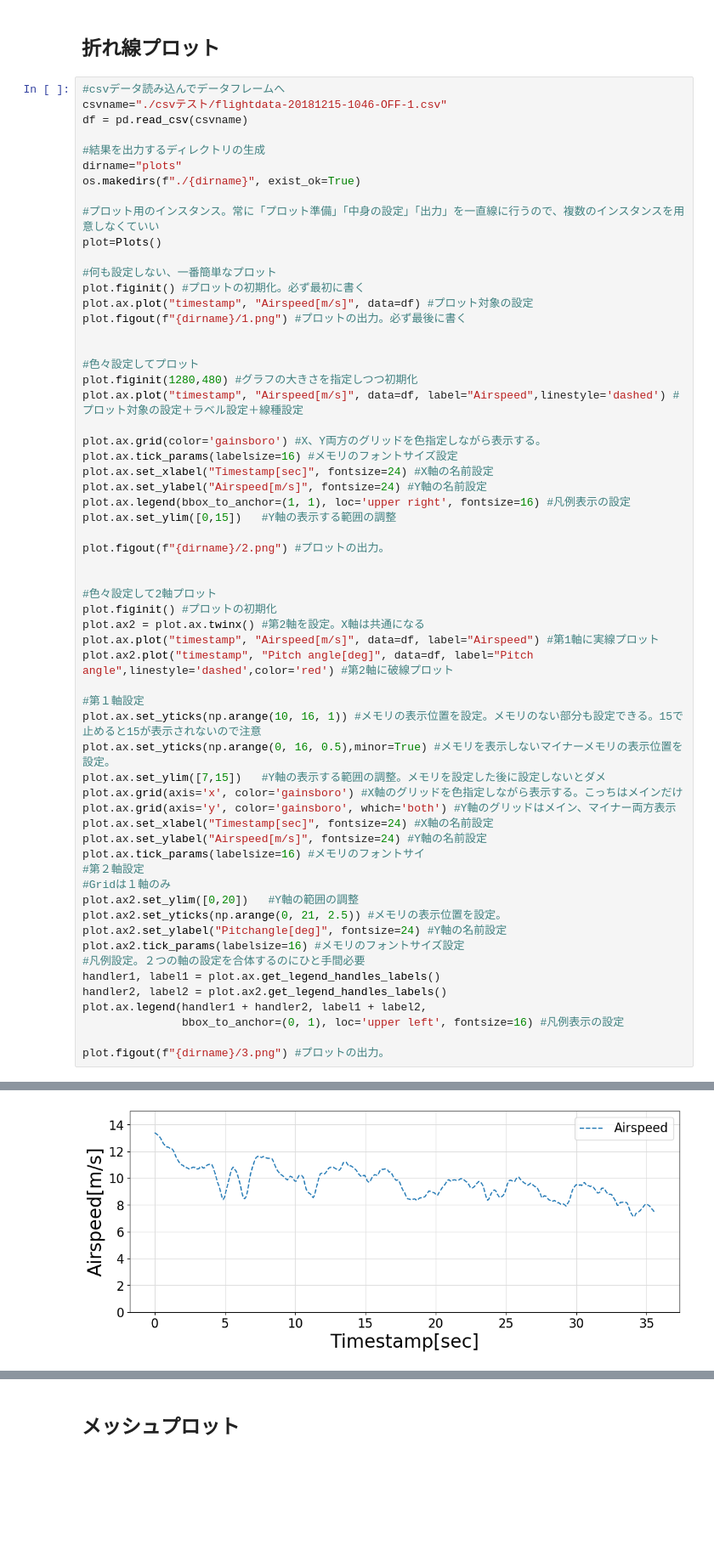
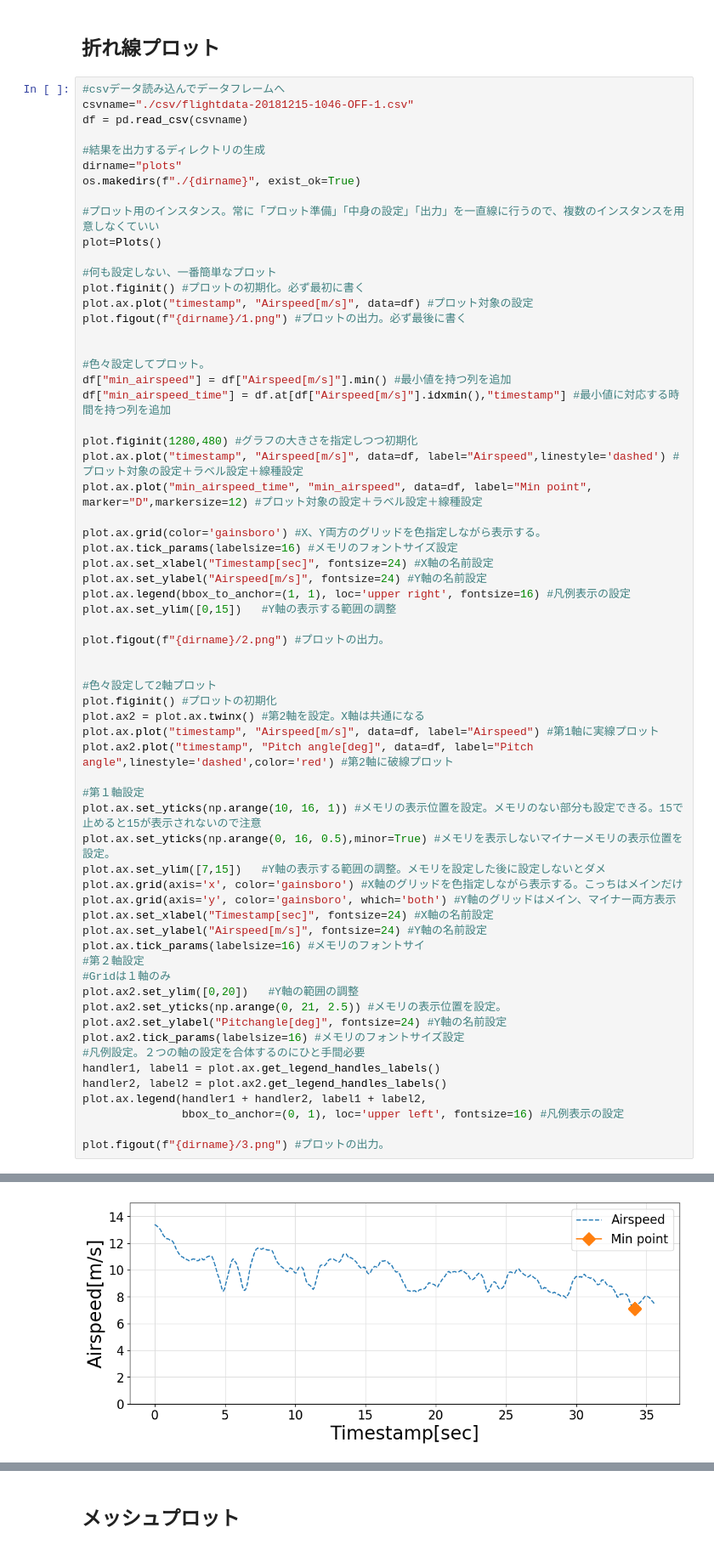
Before and after one commit to satoshi-sekimoto/sample_easypython, a Jupyter notebook: Codes.ipynb, the cells around one changed output, grey strips where cells are left out. Shown at 85% size. Cells and saved outputs as stored; diff of their text form; blank space fills up the shorter version.

```diff
--- a/Codes.ipynb
+++ b/Codes.ipynb
@@ -50,7 +50,7 @@ class Plots:
 ## 折れ線プロット
 # %%
 #csvデータ読み込んでデータフレームへ
-csvname="./csvテスト/flightdata-20181215-1046-OFF-1.csv"
+csvname="./csv/flightdata-20181215-1046-OFF-1.csv"
 df = pd.read_csv(csvname)
 
 #結果を出力するディレクトリの生成
@@ -66,9 +66,13 @@ plot.ax.plot("timestamp", "Airspeed[m/s]", data=df) #プロット対象の設定
 plot.figout(f"{dirname}/1.png") #プロットの出力。必ず最後に書く
 
 
-#色々設定してプロット
+#色々設定してプロット。
+df["min_airspeed"] = df["Airspeed[m/s]"].min() #最小値を持つ列を追加
+df["min_airspeed_time"] = df.at[df["Airspeed[m/s]"].idxmin(),"timestamp"] #最小値に対応する時間を持つ列を追加
+
 plot.figinit(1280,480) #グラフの大きさを指定しつつ初期化
 plot.ax.plot("timestamp", "Airspeed[m/s]", data=df, label="Airspeed",linestyle='dashed') #プロット対象の設定＋ラベル設定＋線種設定
+plot.ax.plot("min_airspeed_time", "min_airspeed", data=df, label="Min point", marker="D",markersize=12) #プロット対象の設定＋ラベル設定＋線種設定
 
 plot.ax.grid(color='gainsboro') #X、Y両方のグリッドを色指定しながら表示する。
 plot.ax.tick_params(labelsize=16) #メモリのフォントサイズ設定
@@ -83,34 +87,34 @@ plot.figout(f"{dirname}/2.png") #プロットの出力。
 #色々設定して2軸プロット
 plot.figinit() #プロットの初期化
 plot.ax2 = plot.ax.twinx() #第2軸を設定。X軸は共通になる
 plot.ax.plot("timestamp", "Airspeed[m/s]", data=df, label="Airspeed") #第1軸に実線プロット
 plot.ax2.plot("timestamp", "Pitch angle[deg]", data=df, label="Pitch angle",linestyle='dashed',color='red') #第2軸に破線プロット
 
 #第１軸設定
 plot.ax.set_yticks(np.arange(10, 16, 1)) #メモリの表示位置を設定。メモリのない部分も設定できる。15で止めると15が表示されないので注意
 plot.ax.set_yticks(np.arange(0, 16, 0.5),minor=True) #メモリを表示しないマイナーメモリの表示位置を設定。
 plot.ax.set_ylim([7,15])   #Y軸の表示する範囲の調整。メモリを設定した後に設定しないとダメ
 plot.ax.grid(axis='x', color='gainsboro') #X軸のグリッドを色指定しながら表示する。こっちはメインだけ
 plot.ax.grid(axis='y', color='gainsboro', which='both') #Y軸のグリッドはメイン、マイナー両方表示
 plot.ax.set_xlabel("Timestamp[sec]", fontsize=24) #X軸の名前設定
 plot.ax.set_ylabel("Airspeed[m/s]", fontsize=24) #Y軸の名前設定
 plot.ax.tick_params(labelsize=16) #メモリのフォントサイ
 #第２軸設定
 #Gridは１軸のみ
 plot.ax2.set_ylim([0,20])   #Y軸の範囲の調整
 plot.ax2.set_yticks(np.arange(0, 21, 2.5)) #メモリの表示位置を設定。
 plot.ax2.set_ylabel("Pitchangle[deg]", fontsize=24) #Y軸の名前設定
 plot.ax2.tick_params(labelsize=16) #メモリのフォントサイズ設定
 #凡例設定。２つの軸の設定を合体するのにひと手間必要
 handler1, label1 = plot.ax.get_legend_handles_labels()
 handler2, label2 = plot.ax2.get_legend_handles_labels()
 plot.ax.legend(handler1 + handler2, label1 + label2,
                bbox_to_anchor=(0, 1), loc='upper left', fontsize=16) #凡例表示の設定
 
 plot.figout(f"{dirname}/3.png") #プロットの出力。
 # %% [output]
 [figure]
-[figure, old version]
+[figure, new version]
 [figure]
 # %% [markdown]
 ## メッシュプロット
```
Also changed, not shown: parts of 5 cells of this notebook, 1 other file.
